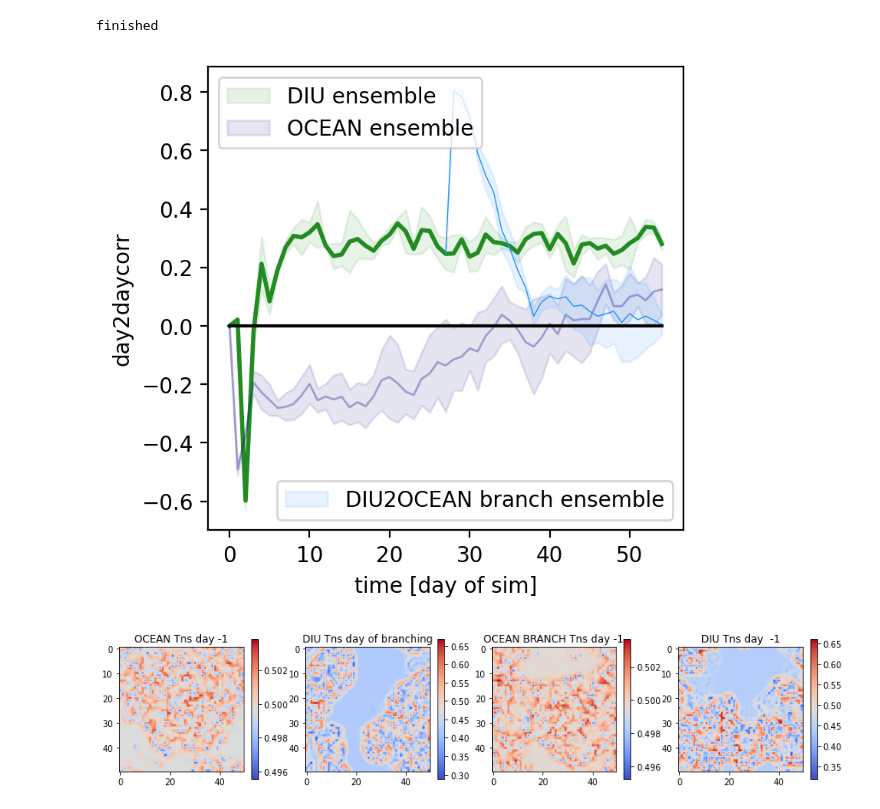
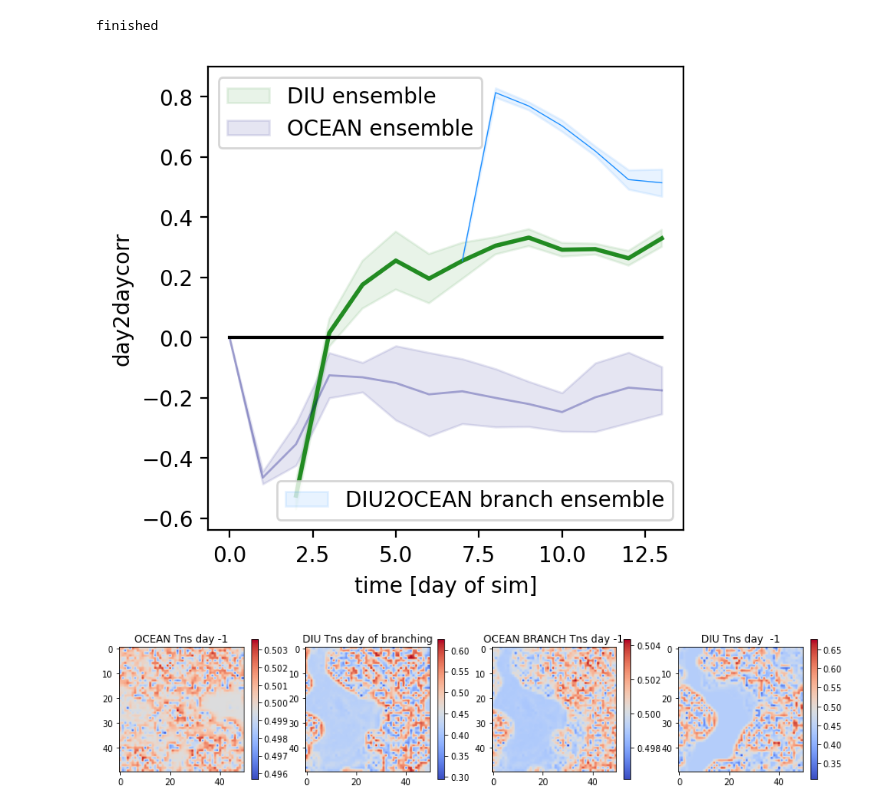
Before and after one commit to irenelivia/gameofcloud, a Jupyter notebook: Modellino-2layers-diffusive-Kunits-persistence-forJan.ipynb, the cells around one changed output. Drawn from its saved outputs; the diff is of its cells as text; code cells hidden in the pictures.

```diff
--- a/Modellino-2layers-diffusive-Kunits-persistence-forJan.ipynb
+++ b/Modellino-2layers-diffusive-Kunits-persistence-forJan.ipynb
@@ -218,7 +218,7 @@ def parameters(N_steps_day):
 # %% [markdown]
 # Run 14 days of DIU and plot
 # %%
-ndays=7
+ndays=14
 x, Tns, counter,trop_temp_saved = modellino(N_steps_day=48, tot_steps=48*ndays, DIU=True,
                                             persistence='yes', branching=False, Tns_branch=False)
 # %%
@@ -303,7 +303,7 @@ avg activity 0.027597619047619048
 # Run OCEAN and plot
 # %%
 %matplotlib inline
-ndays_ocean=28
+ndays_ocean=14
 x_ocean, Tns_ocean, counter_ocean, trop_temp_saved_ocean = modellino(
     N_steps_day=48, tot_steps=48*ndays_ocean, DIU=False,
     persistence='yes', branching=False, Tns_branch=None)
@@ -393,10 +393,10 @@ avg activity 0.023473511904761907
 # %%
 # NOTE: takes a while to run
 ensemble_runs = 3
-ndays= 27 + 28
-ndays_ocean= 27 + 28
-ndays_oceanBRANCH= 28
-daybranch= 27
+ndays= 7 + 7
+ndays_ocean= 7 + 7
+ndays_oceanBRANCH= 7
+daybranch= 7
 
 corr_DIU_ALL=np.zeros((ensemble_runs,ndays))
 corr_OCEAN_ALL=np.zeros((ensemble_runs,ndays_ocean))
@@ -474,30 +474,30 @@ branch2 = np.nanmean(corr_OCEANBRANCH_ALL,axis=0)
 branch2_std = np.nanstd(corr_OCEANBRANCH_ALL,axis=0)
 
 plot_branches_all_spread(diu, diu_std, ocean, ocean_std, branch2, branch2_std,
-                         'day2daycorr', spread='yes', daybranch=27)
+                         'day2daycorr', spread='yes', daybranch=7)
 # %% [output]
-[figure, old version]
+[figure, new version]
 # %%
 fig = plt.figure(figsize=(15,3))
 vmin=0.5
 vmax=0.55
-daybranch=27
+daybranch=7
 ax1 = plt.subplot(141)
 ax1.set_title('OCEAN Tns day -1')
 ax2 = plt.subplot(142)
 ax2.set_title('DIU Tns day of branching')
 ax3 = plt.subplot(143)
 ax3.set_title('OCEAN BRANCH Tns day -1')
 ax4 = plt.subplot(144)
 ax4.set_title('DIU Tns day  -1')
 im1 = ax1.imshow(Tns_ocean[-1], cmap='coolwarm')
 im2 = ax2.imshow(Tns[daybranch*48], cmap='coolwarm')
 im3 = ax3.imshow(Tns_oceanBRANCH[-1],cmap='coolwarm')
 im4 = ax4.imshow(Tns[-1],cmap='coolwarm')
 fig.colorbar(im1, ax=ax1, orientation='vertical')
 fig.colorbar(im2, ax=ax2, orientation='vertical')
 fig.colorbar(im3, ax=ax3, orientation='vertical')
 fig.colorbar(im4, ax=ax4, orientation='vertical')
 plt.show()
 # %% [output]
-[figure, old version]
+[figure, new version]
```
Also changed, not shown: parts of 3 cells of this notebook.
